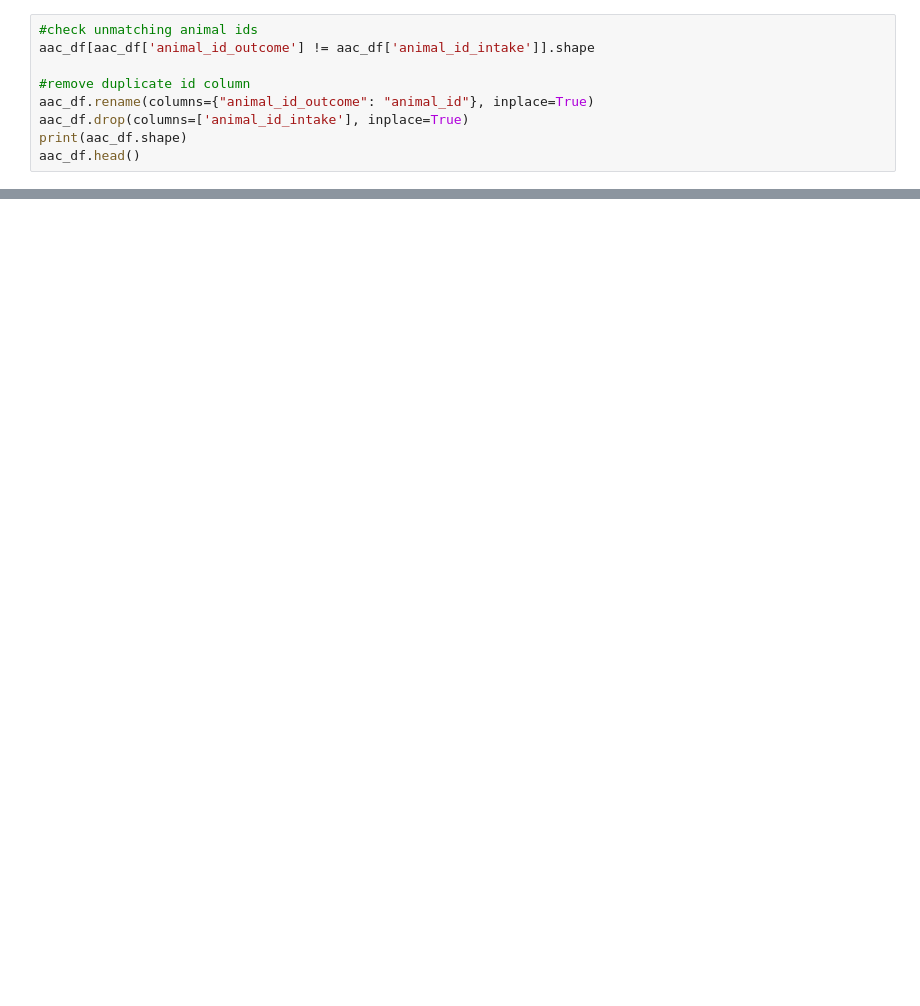
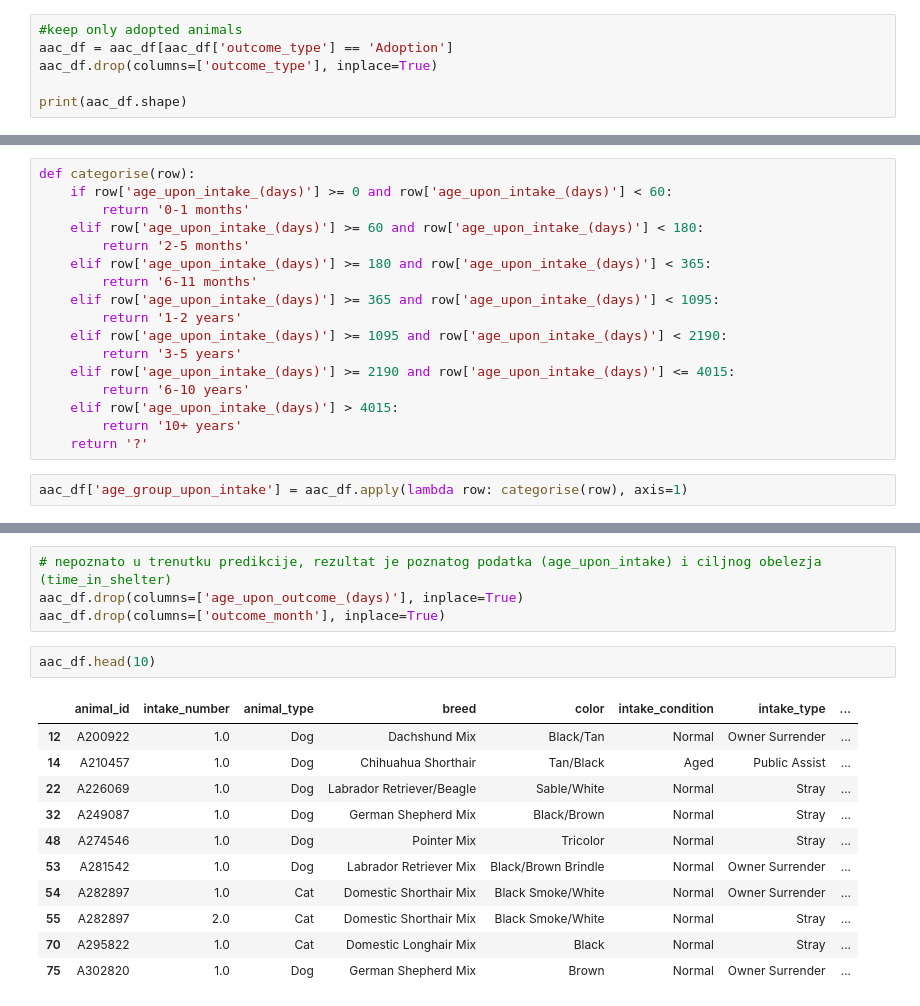
Before and after one commit to tara-pogancev/animal-adoption-prediction, a Jupyter notebook: Data Wrangling.ipynb, the cells around one changed output, grey strips where cells are left out. Drawn from its saved outputs; the diff is of its cells as text; blank space fills up the shorter version.

```diff
--- a/Data Wrangling.ipynb
+++ b/Data Wrangling.ipynb
@@ -50,10 +99,7 @@ aac_df.head()
 # %%
-#check unmatching animal ids
-aac_df[aac_df['animal_id_outcome'] != aac_df['animal_id_intake']].shape
+#keep only adopted animals
+aac_df = aac_df[aac_df['outcome_type'] == 'Adoption']
+aac_df.drop(columns=['outcome_type'], inplace=True)
 
-#remove duplicate id column
-aac_df.rename(columns={"animal_id_outcome": "animal_id"}, inplace=True)
-aac_df.drop(columns=['animal_id_intake'], inplace=True)
 print(aac_df.shape)
-aac_df.head()
 # %% [output]
@@ -66,0 +111,19 @@ aac_df.head()
+# %%
+def categorise(row):
+    if row['age_upon_intake_(days)'] >= 0 and row['age_upon_intake_(days)'] < 60:
+        return '0-1 months'
+    elif row['age_upon_intake_(days)'] >= 60 and row['age_upon_intake_(days)'] < 180:
+        return '2-5 months'
+    elif row['age_upon_intake_(days)'] >= 180 and row['age_upon_intake_(days)'] < 365:
+        return '6-11 months'
+    elif row['age_upon_intake_(days)'] >= 365 and row['age_upon_intake_(days)'] < 1095:
+        return '1-2 years'
+    elif row['age_upon_intake_(days)'] >= 1095 and row['age_upon_intake_(days)'] < 2190:
+        return '3-5 years'
+    elif row['age_upon_intake_(days)'] >= 2190 and row['age_upon_intake_(days)'] <= 4015:
+        return '6-10 years'
+    elif row['age_upon_intake_(days)'] > 4015:
+        return '10+ years'
+    return '?'
+# %%
+aac_df['age_group_upon_intake'] = aac_df.apply(lambda row: categorise(row), axis=1)
@@ -66,0 +134,18 @@ aac_df.head()
+# %%
+# nepoznato u trenutku predikcije, rezultat je poznatog podatka (age_upon_intake) i ciljnog obelezja (time_in_shelter)
+aac_df.drop(columns=['age_upon_outcome_(days)'], inplace=True)
+aac_df.drop(columns=['outcome_month'], inplace=True)
+# %%
+aac_df.head(10)
+# %% [output]
+|  | animal_id | intake_number | animal_type | breed | color | intake_condition | intake_type | ... |
+| 12 | A200922 | 1.0 | Dog | Dachshund Mix | Black/Tan | Normal | Owner Surrender | ... |
+| 14 | A210457 | 1.0 | Dog | Chihuahua Shorthair | Tan/Black | Aged | Public Assist | ... |
+| 22 | A226069 | 1.0 | Dog | Labrador Retriever/Beagle | Sable/White | Normal | Stray | ... |
+| 32 | A249087 | 1.0 | Dog | German Shepherd Mix | Black/Brown | Normal | Stray | ... |
+| 48 | A274546 | 1.0 | Dog | Pointer Mix | Tricolor | Normal | Stray | ... |
+| 53 | A281542 | 1.0 | Dog | Labrador Retriever Mix | Black/Brown Brindle | Normal | Owner Surrender | ... |
+| 54 | A282897 | 1.0 | Cat | Domestic Shorthair Mix | Black Smoke/White | Normal | Owner Surrender | ... |
+| 55 | A282897 | 2.0 | Cat | Domestic Shorthair Mix | Black Smoke/White | Normal | Stray | ... |
+| 70 | A295822 | 1.0 | Cat | Domestic Longhair Mix | Black | Normal | Stray | ... |
+| 75 | A302820 | 1.0 | Dog | German Shepherd Mix | Brown | Normal | Owner Surrender | ... |
```
Also changed, not shown: parts of 32 cells of this notebook, 1 other file.
